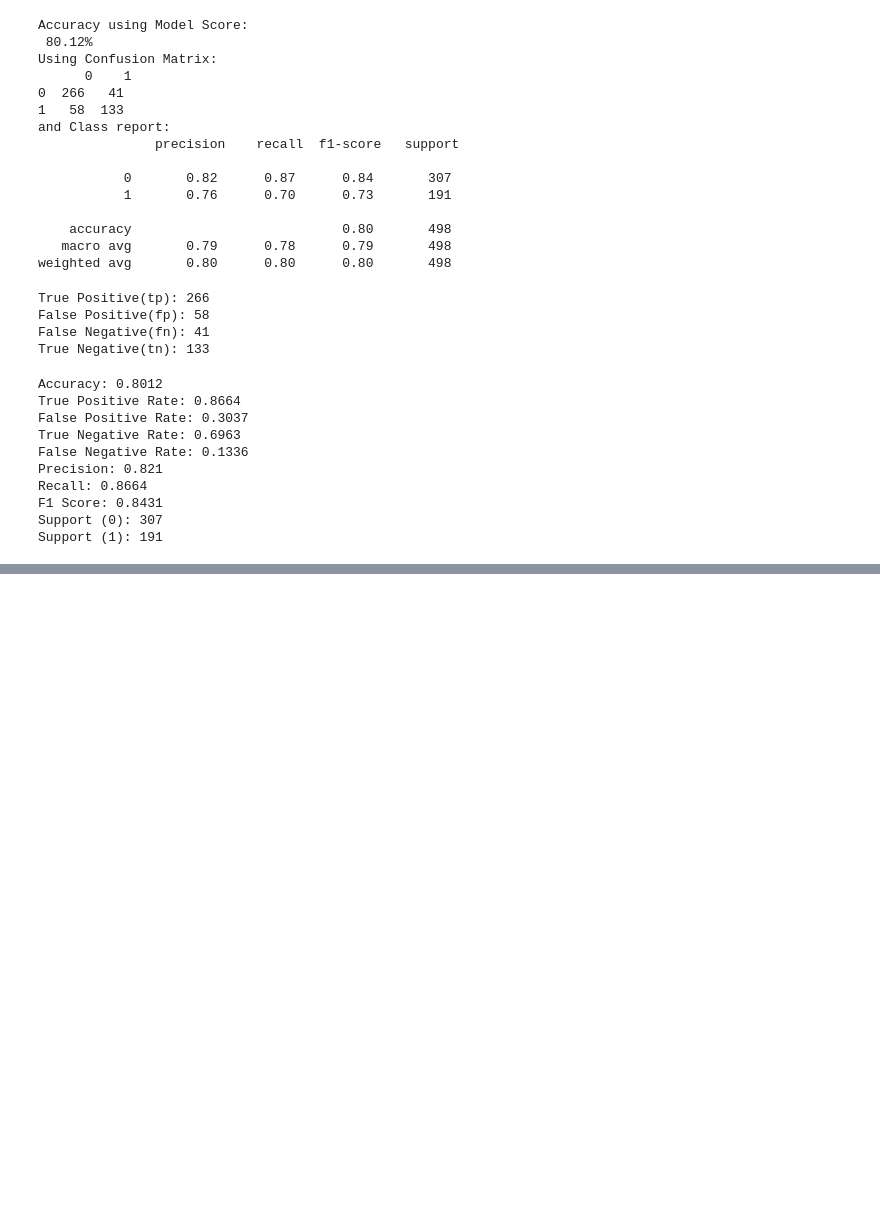
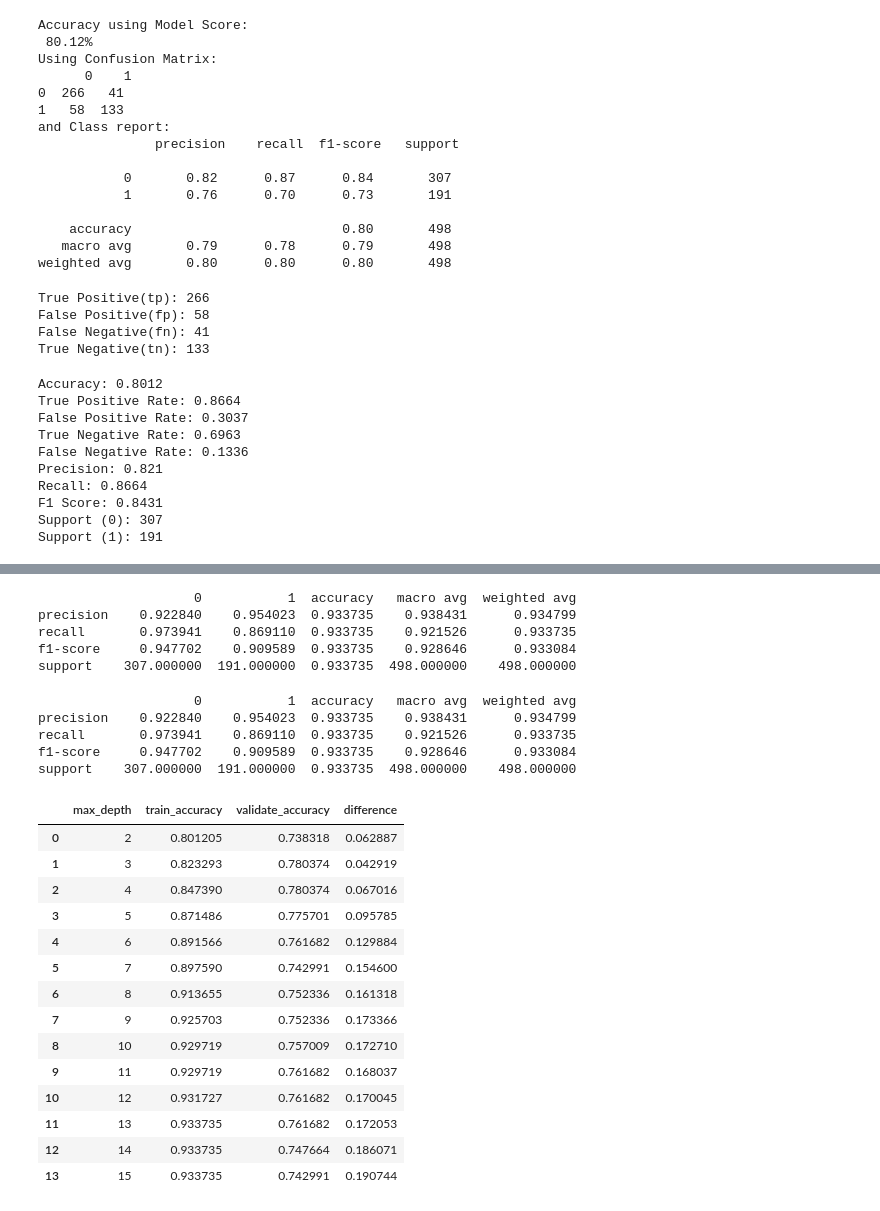
Before and after one commit to AJMartinezLlanes/classification-exercises, a Jupyter notebook: model.ipynb, the cells around one changed output, grey strips where cells are left out. Saved outputs shown, nothing was run; the diff lists cells and outputs as text; code cells hidden in the pictures; blank space fills up the shorter version.

```diff
--- a/model.ipynb
+++ b/model.ipynb
@@ -89,7 +94,0 @@ memory usage: 58.4+ KB
-# %%
-dummy_df = pd.get_dummies(df[['sex','embark_town']], dummy_na=False, drop_first=[True, True])
-
-df = df.drop(columns=["sex", "embark_town"])
-
-df = pd.concat([df, dummy_df], axis=1)
-df.head()
@@ -247,7 +228,7 @@ Support (1): 191
 # %%
 # 5. Run through steps 2-4 using a different max_depth value.
 # Let's
-for i in range(2, 21):
+for i in range(2, 16):
     # Make the thing
     tree = DecisionTreeClassifier(max_depth=i, random_state=177)
 
@@ -260,7 +241,7 @@ for i in range(2, 21):
     report = classification_report(y_train, y_predictions, output_dict=True)
     print(f"Tree with max depth of {i}")
     print(pd.DataFrame(report))
-    print()
+    print('______________________________________________________________________')
 # %% [output]
 Tree with max depth of 2
                     0           1  accuracy   macro avg  weighted avg
@@ -281,0 +263,64 @@ support    307.000000  191.000000  0.933735  498.000000    498.000000
+# %%
+# 6. Which model performs better on your in-sample data?
+# 13 and up are 93% accurate
+tree = DecisionTreeClassifier(max_depth=13, random_state=177)
+tree = tree.fit(x_train, y_train)
+y_predictions = tree.predict(x_train)
+report = pd.DataFrame(classification_report(y_train, y_predictions, output_dict=True))
+print(report)
+# %% [output]
+                    0           1  accuracy   macro avg  weighted avg
+precision    0.922840    0.954023  0.933735    0.938431      0.934799
+recall       0.973941    0.869110  0.933735    0.921526      0.933735
+f1-score     0.947702    0.909589  0.933735    0.928646      0.933084
+support    307.000000  191.000000  0.933735  498.000000    498.000000
+# %%
+tree = DecisionTreeClassifier(max_depth=14, random_state=177)
+tree = tree.fit(x_train, y_train)
+y_predictions = tree.predict(x_train)
+report = pd.DataFrame(classification_report(y_train, y_predictions, output_dict=True))
+print(report)
+# %% [output]
+                    0           1  accuracy   macro avg  weighted avg
+precision    0.922840    0.954023  0.933735    0.938431      0.934799
+recall       0.973941    0.869110  0.933735    0.921526      0.933735
+f1-score     0.947702    0.909589  0.933735    0.928646      0.933084
+support    307.000000  191.000000  0.933735  498.000000    498.000000
+# %%
+# 7. Which model performs best on your out-of-sample data, the validate set?
+x_validate = validate.drop(columns=["survived"])
+y_validate = validate.survived
+
+metrics = []
+
+for i in range(2, 16):
+    tree = DecisionTreeClassifier(max_depth=i, random_state=177)
+    tree = tree.fit(x_train, y_train)
+    in_sample_accuracy = tree.score(x_train, y_train)
+    out_of_sample_accuracy = tree.score(x_validate, y_validate)
+    output = {
+        "max_depth": i,
+        "train_accuracy": in_sample_accuracy,
+        "validate_accuracy": out_of_sample_accuracy
+    }
+    metrics.append(output)
+
+df = pd.DataFrame(metrics)
+df["difference"] = df.train_accuracy - df.validate_accuracy
+df
+# %% [output]
+|  | max_depth | train_accuracy | validate_accuracy | difference |
+| 0 | 2 | 0.801205 | 0.738318 | 0.062887 |
+| 1 | 3 | 0.823293 | 0.780374 | 0.042919 |
+| 2 | 4 | 0.847390 | 0.780374 | 0.067016 |
+| 3 | 5 | 0.871486 | 0.775701 | 0.095785 |
+| 4 | 6 | 0.891566 | 0.761682 | 0.129884 |
+| 5 | 7 | 0.897590 | 0.742991 | 0.154600 |
+| 6 | 8 | 0.913655 | 0.752336 | 0.161318 |
+| 7 | 9 | 0.925703 | 0.752336 | 0.173366 |
+| 8 | 10 | 0.929719 | 0.757009 | 0.172710 |
+| 9 | 11 | 0.929719 | 0.761682 | 0.168037 |
+| 10 | 12 | 0.931727 | 0.761682 | 0.170045 |
+| 11 | 13 | 0.933735 | 0.761682 | 0.172053 |
+| 12 | 14 | 0.933735 | 0.747664 | 0.186071 |
+| 13 | 15 | 0.933735 | 0.742991 | 0.190744 |
```
Also changed, not shown: parts of 24 cells of this notebook.
